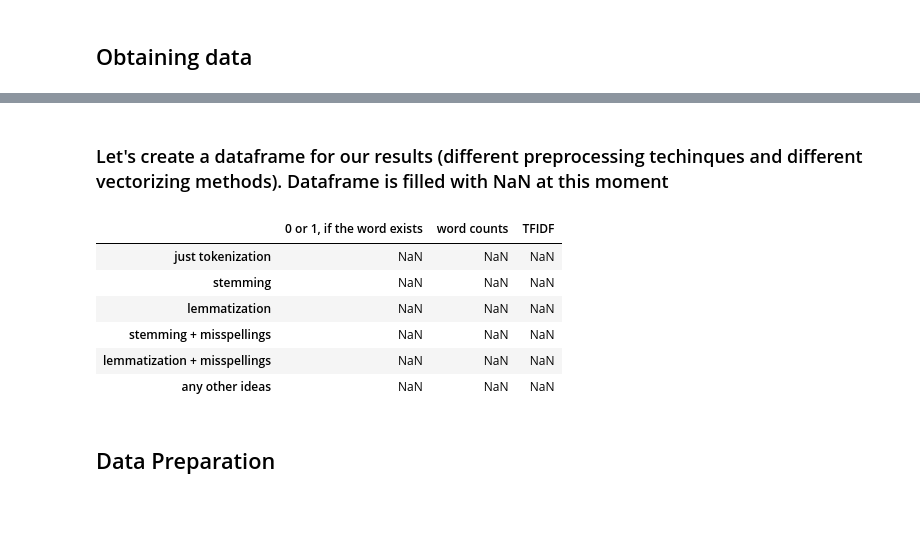
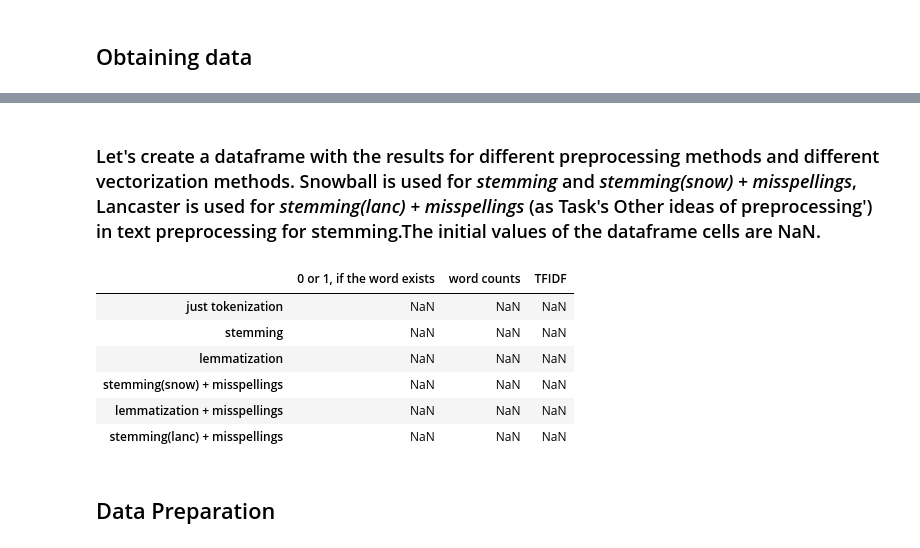
Before and after one commit to dbadeev/tweets, a Jupyter notebook: tweets.ipynb, the cells around one changed output, grey strips where cells are left out. Saved outputs shown, nothing was run; the diff lists cells and outputs as text; code cells hidden in the pictures; blank space fills up the shorter version.

```diff
--- a/tweets.ipynb
+++ b/tweets.ipynb
@@ -117,19 +149,19 @@ df.head()
 # %% [markdown]
-### Let's create a dataframe for our results (different preprocessing techinques and different vectorizing methods). Dataframe is filled with NaN at this moment
+### Let's create a dataframe with the results for different preprocessing methods and different vectorization methods. Snowball is used for _stemming_ and _stemming(snow) + misspellings_, Lancaster is used for _stemming(lanc) + misspellings_ (as Task's Other ideas of preprocessing') in text preprocessing for stemming.The initial values of the dataframe cells are NaN.
 # %%
-preprocessing = ['just tokenization', 'stemming', 'lemmatization', 'stemming + misspellings',
-                                                                    'lemmatization + misspellings', 'any other ideas']
+preprocessing = ['just tokenization', 'stemming', 'lemmatization', 'stemming(snow) + misspellings',
+                                                        'lemmatization + misspellings', 'stemming(lanc) + misspellings']
 vectorizers = ['0 or 1, if the word exists', 'word counts', 'TFIDF']
 df_df = pd.DataFrame(columns=vectorizers, index=preprocessing)
 df_df
 # %% [output]
 |  | 0 or 1, if the word exists | word counts | TFIDF |
 | just tokenization | NaN | NaN | NaN |
 | stemming | NaN | NaN | NaN |
 | lemmatization | NaN | NaN | NaN |
-| stemming + misspellings | NaN | NaN | NaN |
+| stemming(snow) + misspellings | NaN | NaN | NaN |
 | lemmatization + misspellings | NaN | NaN | NaN |
-| any other ideas | NaN | NaN | NaN |
+| stemming(lanc) + misspellings | NaN | NaN | NaN |
 # %% [markdown]
 ## Data Preparation
 # %% [markdown]
```
Also changed, not shown: parts of 176 cells of this notebook, 8 other files.
